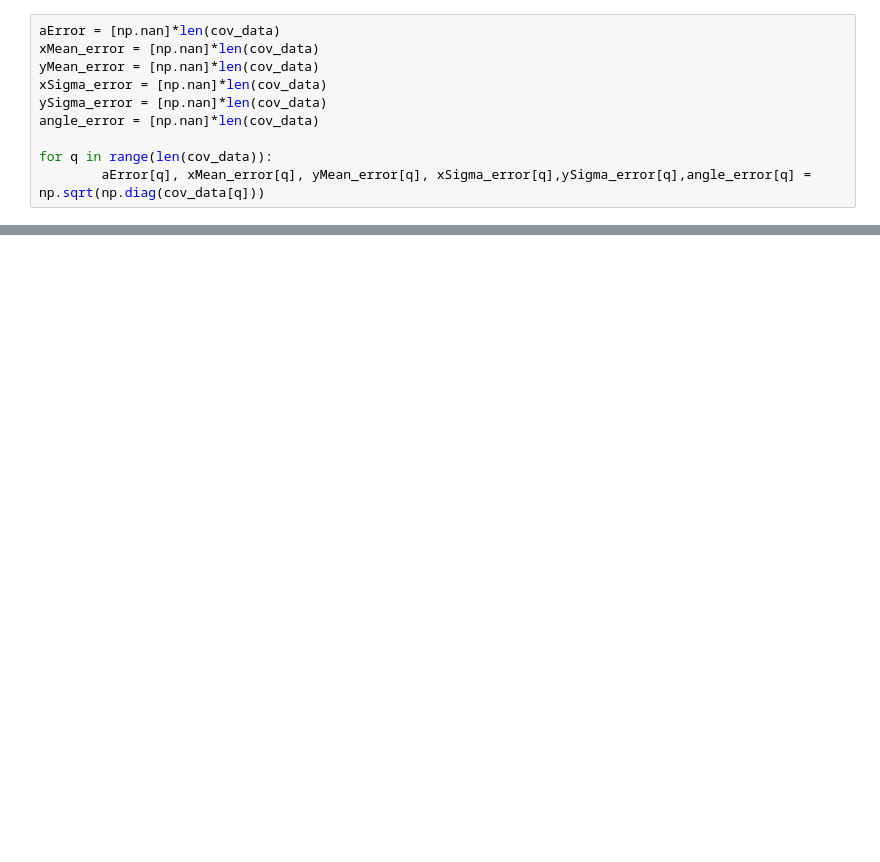
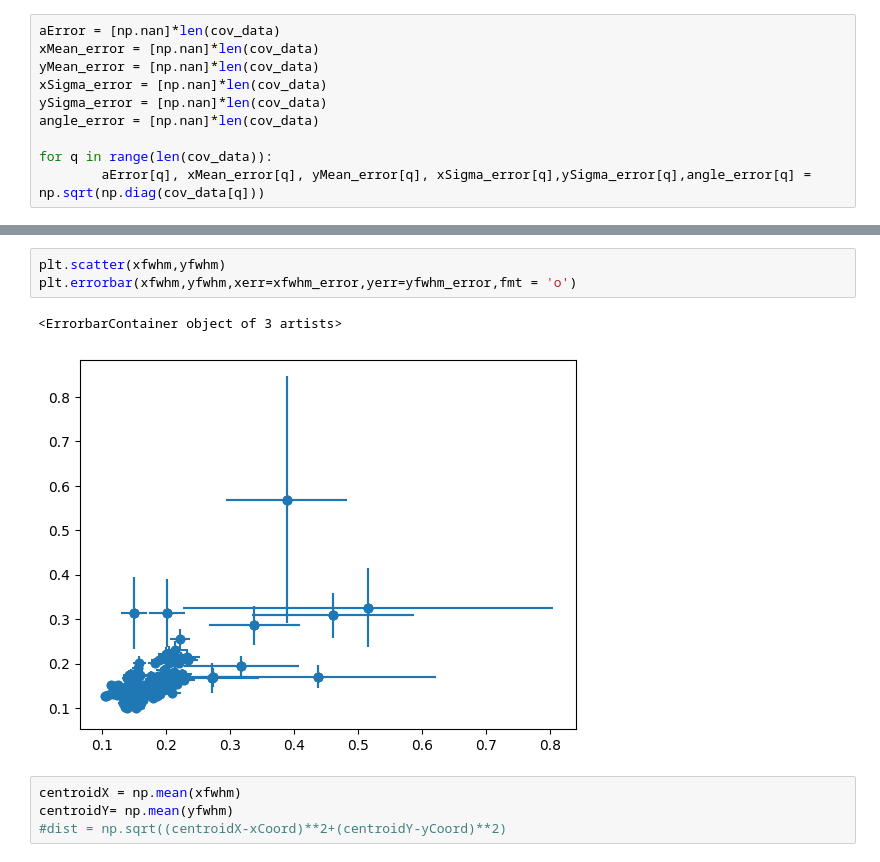
Before and after one commit to laureloneill/psf_source_localization, a Jupyter notebook: processBCgauss.ipynb, the cells around one changed output, grey strips where cells are left out. Cells and saved outputs as stored; diff of their text form; blank space fills up the shorter version.

```diff
--- a/processBCgauss.ipynb
+++ b/processBCgauss.ipynb
@@ -67,0 +123,10 @@ reconstruction_list()
+# %%
+plt.scatter(xfwhm,yfwhm)
+plt.errorbar(xfwhm,yfwhm,xerr=xfwhm_error,yerr=yfwhm_error,fmt = 'o')
+# %% [output]
+<ErrorbarContainer object of 3 artists>
+[figure, added]
+# %%
+centroidX = np.mean(xfwhm)
+centroidY= np.mean(yfwhm)
+#dist = np.sqrt((centroidX-xCoord)**2+(centroidY-yCoord)**2)
```
Also changed, not shown: parts of 14 cells of this notebook, 7 other files.
